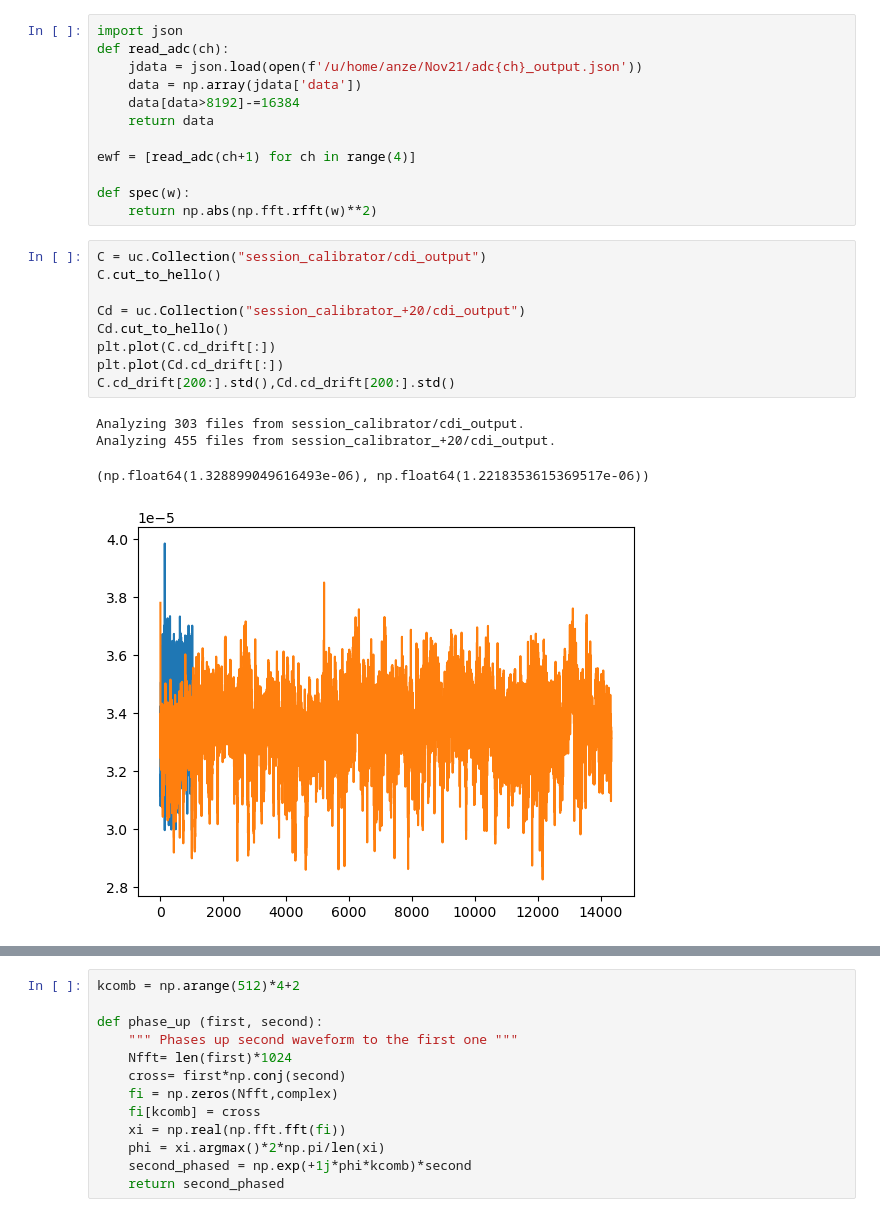
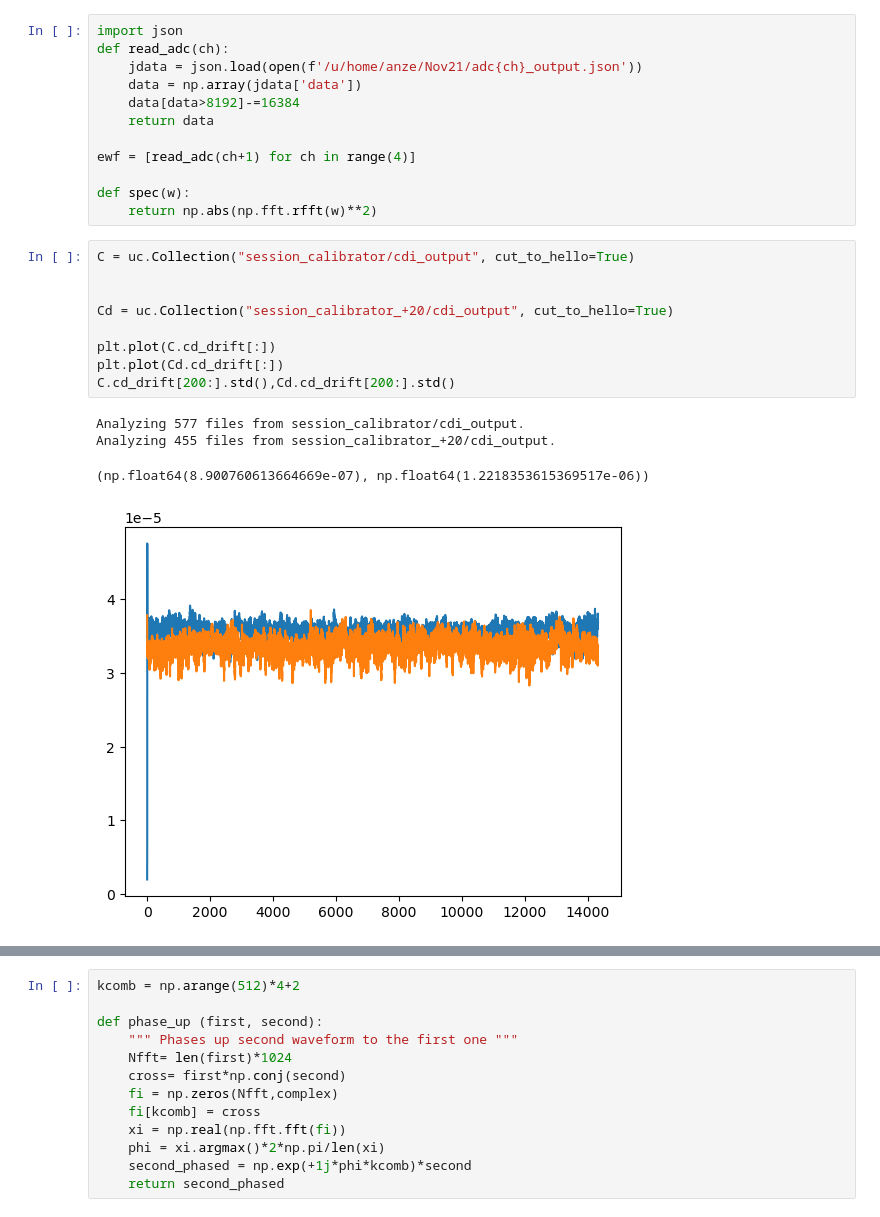
Before and after one commit to lusee-night/uncrater, a Jupyter notebook: calib_test.ipynb, the cells around one changed output, grey strips where cells are left out. Drawn from its saved outputs; the diff is of its cells as text.

```diff
--- a/calib_test.ipynb
+++ b/calib_test.ipynb
@@ -22,19 +19,19 @@ ewf = [read_adc(ch+1) for ch in range(4)]
 def spec(w):
     return np.abs(np.fft.rfft(w)**2)
 # %%
-C = uc.Collection("session_calibrator/cdi_output")
-C.cut_to_hello()
+C = uc.Collection("session_calibrator/cdi_output", cut_to_hello=True)
 
-Cd = uc.Collection("session_calibrator_+20/cdi_output")
-Cd.cut_to_hello()
+
+Cd = uc.Collection("session_calibrator_+20/cdi_output", cut_to_hello=True)
+
 plt.plot(C.cd_drift[:])
 plt.plot(Cd.cd_drift[:])
 C.cd_drift[200:].std(),Cd.cd_drift[200:].std()
 # %% [output]
-Analyzing 303 files from session_calibrator/cdi_output.
+Analyzing 577 files from session_calibrator/cdi_output.
 Analyzing 455 files from session_calibrator_+20/cdi_output.
-(np.float64(1.328899049616493e-06), np.float64(1.2218353615369517e-06))
+(np.float64(8.900760613664669e-07), np.float64(1.2218353615369517e-06))
-[figure, old version]
+[figure, new version]
 # %%
 for i in [0,7]:
     plt.plot(np.mean(np.array([sp[2].data[:] for sp in C.spectra[i::8]]),axis=0),'.')
```
Also changed, not shown: parts of 25 cells of this notebook, 4 other files.
